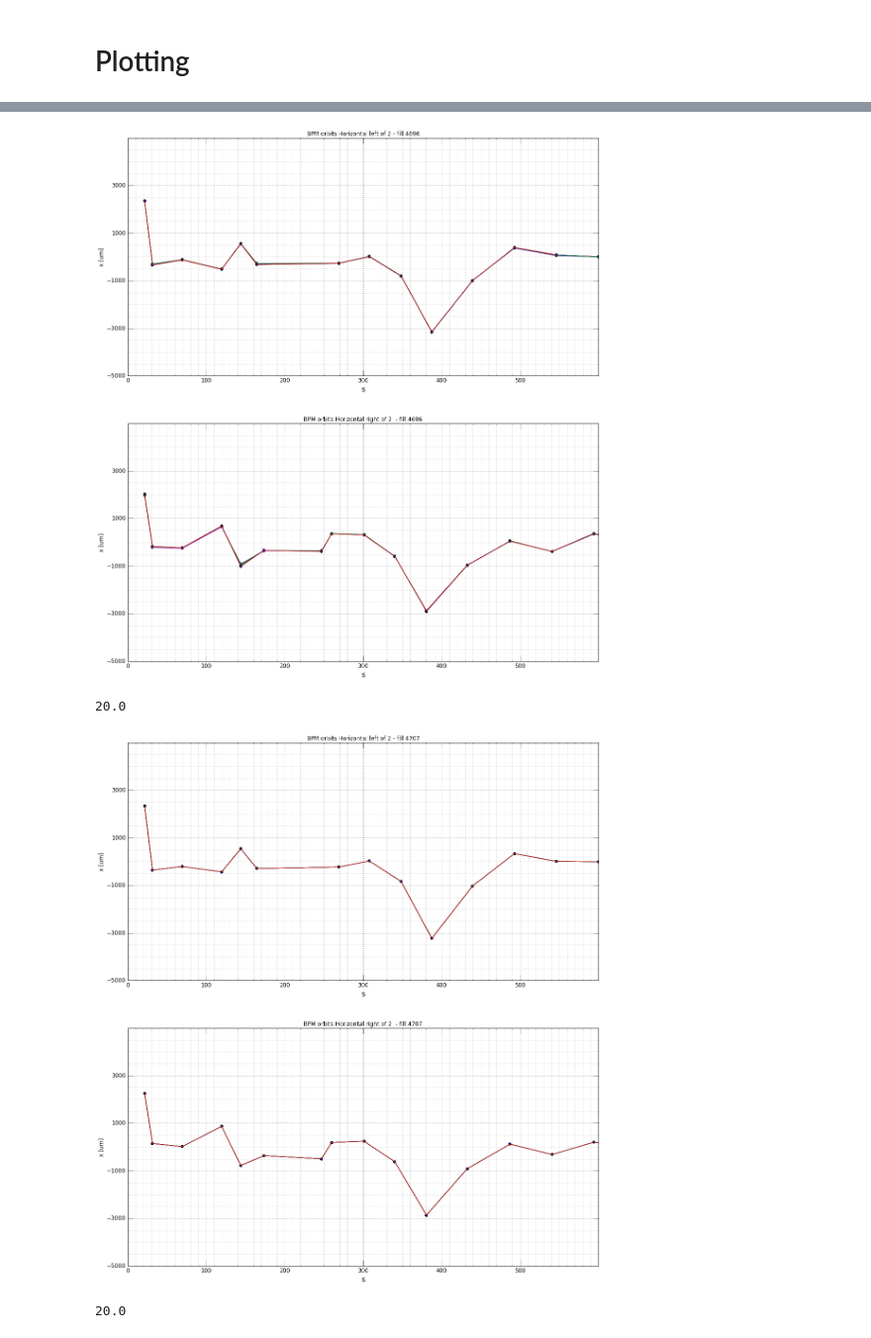
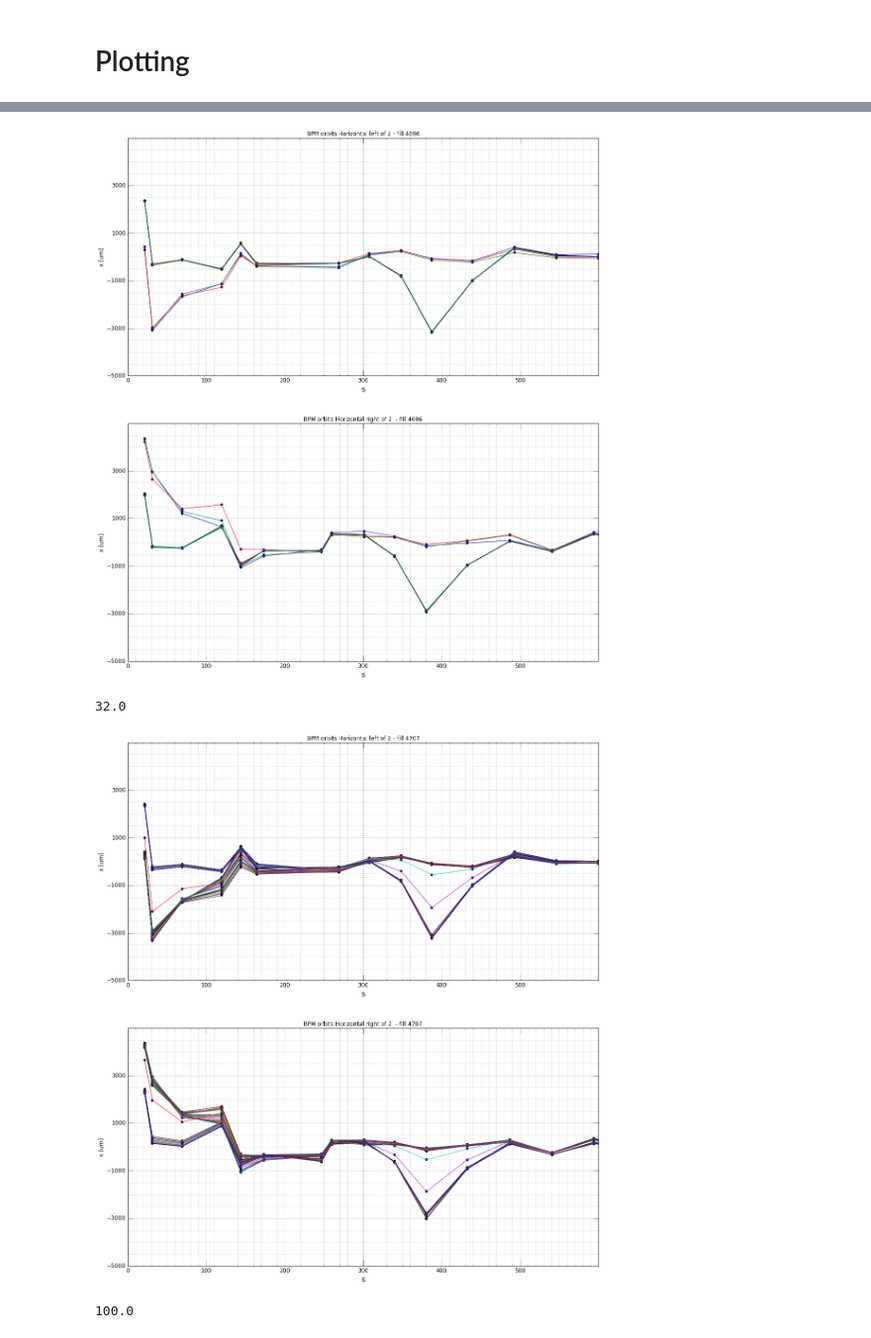
Before and after one commit to TMsangohan/Python_Tracking_Sec_Beams, a Jupyter notebook: BPM_ALL_IP.ipynb, the cells around one changed output, grey strips where cells are left out. Shown at 99% size. Drawn from its saved outputs; the diff is of its cells as text; code cells hidden in the pictures.

```diff
--- a/BPM_ALL_IP.ipynb
+++ b/BPM_ALL_IP.ipynb
@@ -217,16 +217,16 @@ plotbpm(fill4707,
 plotbpm(fill4696,
         '/afs/cern.ch/work/t/tomerten/HI2015/LHCTwiss-LHCB1.tfs',
         '/afs/cern.ch/work/t/tomerten/HI2015/lhcb2-twiss-noerr.tfs',
-        ipnr=2,nn=50,step=5)
+        ipnr=2,nn=80,step=5)
 # %% [output]
-[figure, old version]
+[figure, new version]
-20.0
+32.0
 # %%
 %matplotlib inline
 plotbpm(fill4707,
         '/afs/cern.ch/work/t/tomerten/HI2015/LHCTwiss-LHCB1.tfs',
         '/afs/cern.ch/work/t/tomerten/HI2015/lhcb2-twiss-noerr.tfs',
-        ipnr=2,nn=50,step=5)
+        ipnr=2,nn=5000,step=100)
 # %% [output]
-[figure, old version]
+[figure, new version]
-20.0
+100.0
```
Also changed, not shown: parts of 4 cells of this notebook.
